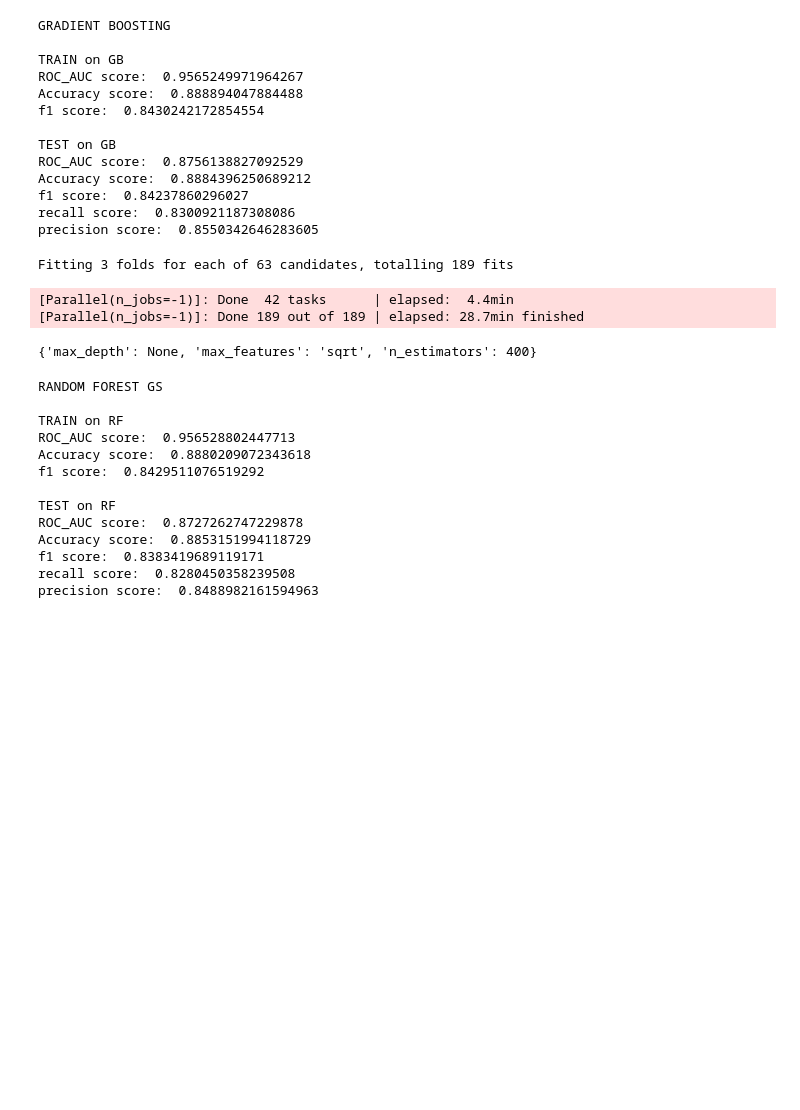
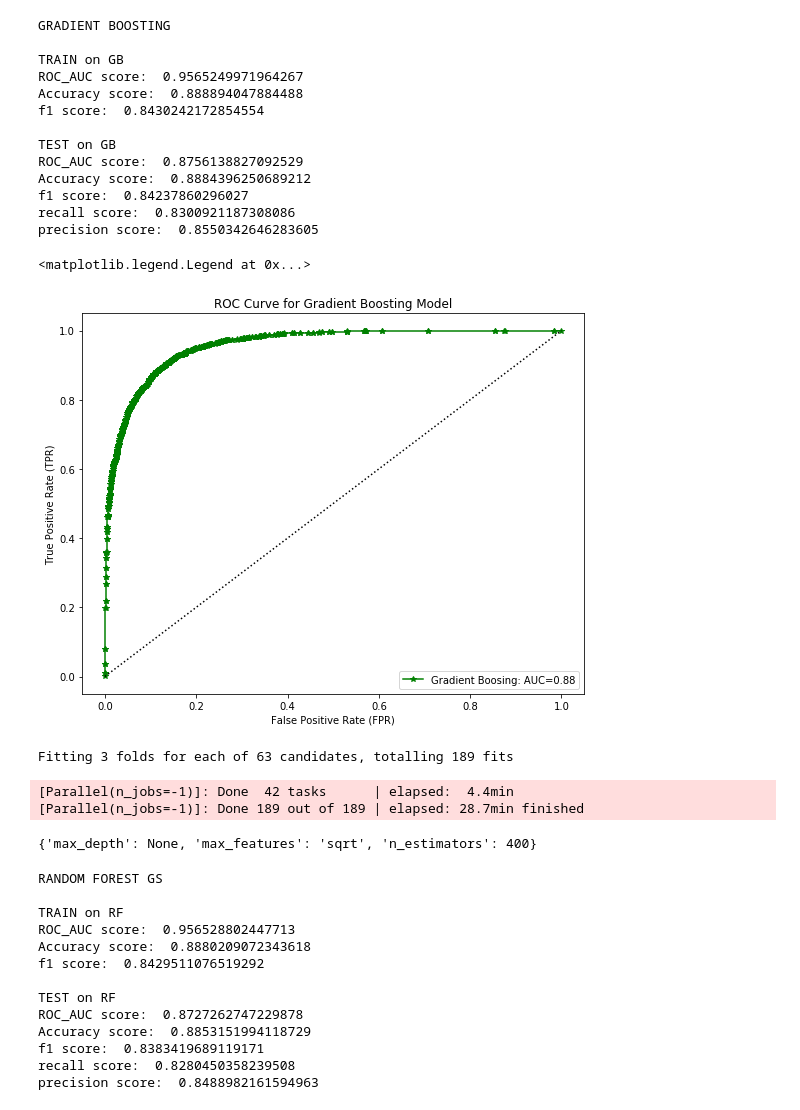
Before and after one commit to karinapatel/food-desert-prediction, a Jupyter notebook: model_testing2.ipynb, the cells around one changed output. Cells and saved outputs as stored; diff of their text form; code cells hidden in the pictures; blank space fills up the shorter version.

```diff
--- a/model_testing2.ipynb
+++ b/model_testing2.ipynb
@@ -391,21 +333,0 @@ df_test_comp=df_test[['HUNVFlag','TractHUNV','TractLOWI','OBESITY_CrudePrev','TE
-# %%
-#GB
-model = GradientBoostingClassifier()
-print("GRADIENT BOOSTING")
-print()
-
-print("TRAIN on GB")
-print("ROC_AUC score: ", cross_val_score(model,df_comp,y_train,cv=5,scoring='roc_auc').mean())
-print("Accuracy score: ", cross_val_score(model,df_comp,y_train,cv=5).mean())
-print("f1 score: ", cross_val_score(model,df_comp,y_train,cv=5,scoring='f1').mean())
-
-model.fit(df_comp,y_train)
-y_pred = model.predict(df_test_comp)
-
-print()
-print("TEST on GB")
-print("ROC_AUC score: ", roc_auc_score(y_test,y_pred))
-print("Accuracy score: ", accuracy_score(y_test,y_pred))
-print("f1 score: ", f1_score(y_test,y_pred))
-print("recall score: ", recall_score(y_test,y_pred))
-print("precision score: ", precision_score(y_test,y_pred))
@@ -492,6 +389,8 @@ print("f1 score: ", cross_val_score(model,df_train,y_train,cv=5,scoring='f1').me
 
 model.fit(df_train,y_train)
 y_pred = model.predict(df_test)
+y_predproba_gb = model.predict_proba(df_test)
+fpr_gb,tpr_gb,thresholds=roc_curve(y_test.values,y_predproba_gb[:,1])
 
 print()
 print("TEST on GB")
@@ -514,6 +413,19 @@ Accuracy score:  0.8884396250689212
 f1 score:  0.84237860296027
 recall score:  0.8300921187308086
 precision score:  0.8550342646283605
+# %%
+#ROC:
+fig,ax = plt.subplots(1,1,figsize=(9,7))
+ax.plot(fpr_gb, tpr_gb,label='Gradient Boosing: AUC=0.88',marker='*', color='green')
+ax.plot([0,1],[0,1], 'k:')
+ax.set_xlabel("False Positive Rate (FPR)")
+ax.set_ylabel("True Positive Rate (TPR)")
+ax.set_title("ROC Curve for Gradient Boosting Model")
+#ax.plot(fpr_rf, tpr_rf,label='Random Forest',marker='*', color='blue',alpha=.5)
+ax.legend(loc='lower right')
+# %% [output]
+<matplotlib.legend.Legend at 0x...>
+[figure, added]
 # %%
 #grid search for RF
 param_grid={'n_estimators': [200,300,400],
@@ -533,7 +445,7 @@ best_estimator = rf_gridsearch.best_params_
 Fitting 3 folds for each of 63 candidates, totalling 189 fits
 [Parallel(n_jobs=-1)]: Done  42 tasks      | elapsed:  4.4min
 [Parallel(n_jobs=-1)]: Done 189 out of 189 | elapsed: 28.7min finished
-# %%
-model = best_estimator
-# %% [output]
-{'max_depth': None, 'max_features': 'sqrt', 'n_estimators': 400}
+# %%
+best_estimator
+# %% [output]
+{'max_depth': None, 'max_features': 'sqrt', 'n_estimators': 400}
```
Also changed, not shown: parts of 22 cells of this notebook, 3 other files.
